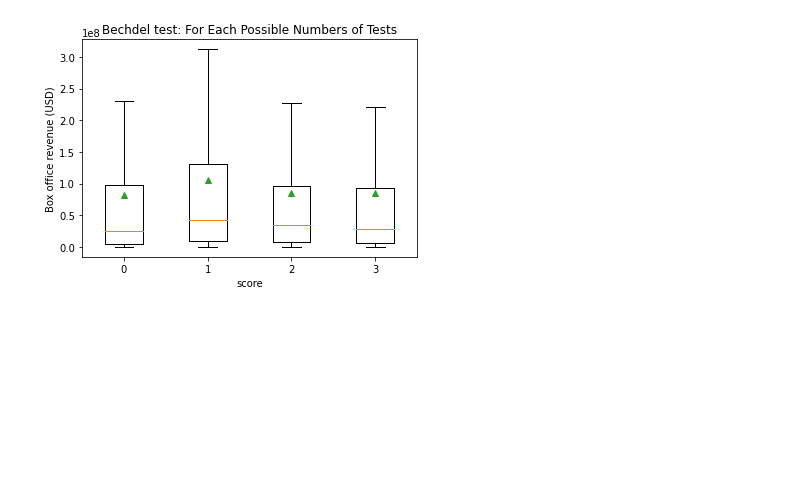
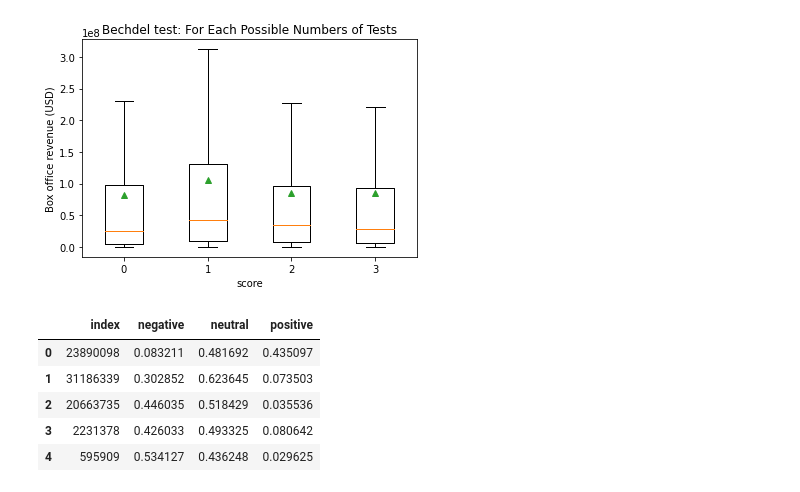
Before and after one commit to epfl-ada/ada-2023-project-pandamonium, a Jupyter notebook: Milestone_P2.ipynb, the cells around one changed output. Saved outputs shown, nothing was run; the diff lists cells and outputs as text; code cells hidden in the pictures; blank space fills up the shorter version.

```diff
--- a/Milestone_P2.ipynb
+++ b/Milestone_P2.ipynb
@@ -524,0 +561,11 @@ Number of 3: 1637
+# %%
+sentiments=scores_final.copy()
+sentiments=pd.DataFrame(sentiments)
+sentiments.head()
+# %% [output]
+|  | index | negative | neutral | positive |
+| 0 | 23890098 | 0.083211 | 0.481692 | 0.435097 |
+| 1 | 31186339 | 0.302852 | 0.623645 | 0.073503 |
+| 2 | 20663735 | 0.446035 | 0.518429 | 0.035536 |
+| 3 | 2231378 | 0.426033 | 0.493325 | 0.080642 |
+| 4 | 595909 | 0.534127 | 0.436248 | 0.029625 |
```
Also changed, not shown: parts of 5 cells of this notebook.
